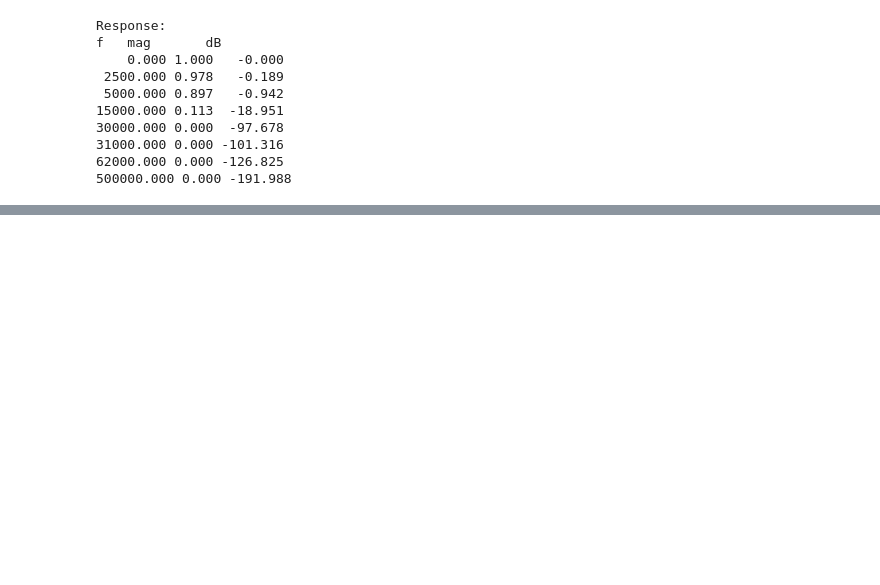
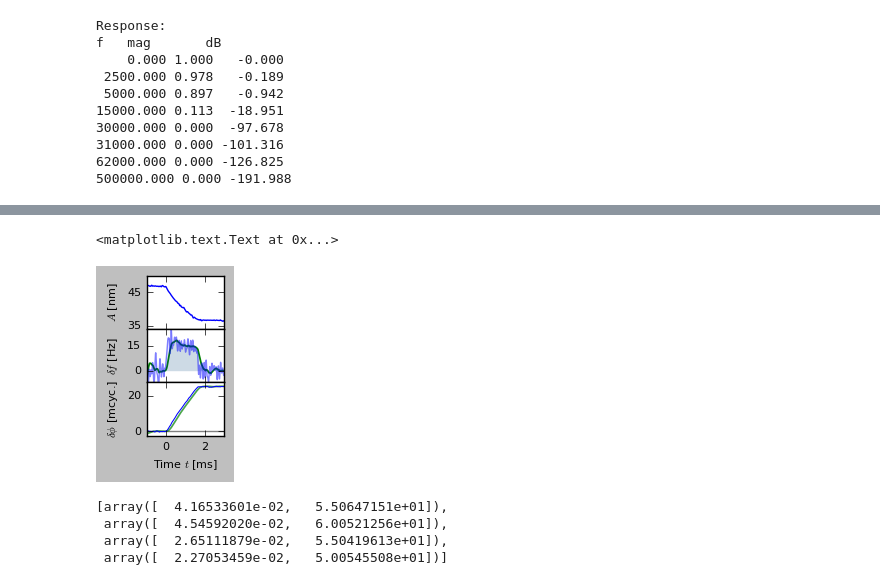
Before and after one commit to ryanpdwyer/1605-phasekick, a Jupyter notebook: figs_scripts/050-subcycle-pk-efm-all.ipynb, the cells around one changed output, grey strips where cells are left out. Cells and saved outputs as stored; diff of their text form; code cells hidden in the pictures; blank space fills up the shorter version.

```diff
--- a/figs_scripts/050-subcycle-pk-efm-all.ipynb
+++ b/figs_scripts/050-subcycle-pk-efm-all.ipynb
@@ -164,0 +219,8 @@ with mpl.rc_context(rcParams):
+# %%
+factor = 2/1.92
+# Apply 4e3, 15e3 filter;
+# Add iir filter of specified bandwidth.
+fmax = 6e3
+lia = gr2lock_both(fh, '0000', 4e3*factor, 15e3*factor, iir=dict(N=2, f3dB=fmax/4.5, t_exclude=1e-3))
+lia1 = gr2lock_both(fh, '0000', 4e3*factor, 15e3*factor, iir=dict(N=2, f3dB=fmax/4.5, t_exclude=1e-3))
+lia4 = gr2lock_both(fh, '0000', 4e3*factor, 15e3*factor, iir=dict(N=2, f3dB=fmax, t_exclude=1e-3))
@@ -164,0 +253,2 @@ with mpl.rc_context(rcParams):
+# %%
+lia = gr2lock_both(fh, '0000', 4e3*factor, 15e3*factor, iir=dict(N=2, f3dB=fmax/4.5, t_exclude=1e-3))
@@ -164,0 +272,62 @@ with mpl.rc_context(rcParams):
+# %%
+mpl.rc('font', size=8)
+
+fig, (ax2, ax3, ax4) = plt.subplots(nrows=3, figsize=(1., 2.))
+fig.subplots_adjust(hspace=0, wspace=0)
+
+lock = locks[48]
+m2 = phasekick.masklh(lock.t, -1e-6, 8e-6)
+m = phasekick.masklh(lock.t, -3e-3, 4.6e-3)
+
+t_many = np.linspace(lock.t[m2][0], lock.t[m2][-1], 3001) * 1e6
+ti = 16/4.0
+
+
+m_fill1 = phasekick.masklh(lia.t, -2e-4, 2e-3)
+m_fill4 = phasekick.masklh(lia4.t, -2e-4, 2e-3)
+i0 = np.argmax(abs(lia.t) <= 0.5e-6) # Index where t = 0
+ax = [ax3, ax4]
+
+ax[0].fill_between(lia4.t[m_fill4]*1e3, lia4.df[m_fill4],
+                   color='b', alpha='0.1', linewidth=0)
+ax[0].fill_between(lia.t[m_fill1]*1e3, lia.df[m_fill1],
+                   color='g', alpha='0.1', linewidth=0)
+ax[0].plot(lia4.t*1e3, lia4.df, 'b', linewidth=1, alpha=0.5)
+ax[0].plot(lia.t*1e3, lia.df, 'g', alpha=1, linewidth=1.25, zorder=0)
+# ax[0].plot(lia1.t*1e3, lia1.df, 'm', linewidth=1.5, zorder=0)
+ax[1].plot(lia4.t*1e3, cumsum_zero(lia4.df, i0)*1e-3, 'b', linewidth=0.75, alpha=1, zorder=2)
+ax[1].plot(lia.t*1e3, cumsum_zero(lia.df, i0)*1e-3, 'g', alpha=0.7, linewidth=1.25, zorder=1)
+# ax[1].plot(lia1.t*1e3, cumsum_zero(lia1.df, i0)*1e-3, 'm', alpha=0.5, linewidth=1.75, zorder=0)
+# ax[1].set_xlabel("Time [ms]")
+ax[0].set_ylabel("$\\delta f$ [Hz]")
+ax[0].set_ylim(-7, 25)
+ax[1].set_ylabel("$\\delta \\phi$ [mcyc.]")
+# ax[1].set_xlim(-0.5, 2.5)
+# ax[0].set_xlim(-0.5, 2.5)
+ax[1].set_ylim(-2.5, 27.5)
+ax[1].set_yticks(np.linspace(0, 20, 2))
+ax[0].set_yticks(np.linspace(0, 15, 2))
+ax[1].axhline(y=0, color='0.5', linewidth=1, zorder=0)
+# ax[0].set_xticklabels([""])
+# ax[1].set_xticklabels(["", 0, "", 1, "", 2, ""])
+
+ax2.plot(lock.t[m]*1e3, lock.A[m], 'b')
+# ax2.set_xlim(-3, 4.6)
+# ax2.set_xticks(np.arange(-2, 5.25, 2))
+ax2.set_yticks(np.arange(35, 46, 10))
+
+# ax2.set_yticks(np.arange(35, 46, 5))
+ax2.set_ylabel("$A$ [nm]")
+ax2.set_xticklabels([''])
+ax3.set_xticklabels([''])
+for ax in [ax2, ax3, ax4]:
+    ax.set_xlim(-1, 3)
+    ax.set_xticks([0, 2])
+
+# ax4.set_xticklabels(['0', '2'])
+ax4.set_xlabel("Time $t$ [ms]")
+#     fig.savefig("/Users/ryandwyer/Dropbox/_JAM_GT__Marohn201610__NSF_DMR__renewal__figs/_rawfigs/Avst.pdf",
+#                 bbox_inches='tight', transparent=True)
+# %% [output]
+<matplotlib.text.Text at 0x...>
+[figure, added]
@@ -230,0 +416,7 @@ f = 1000.0/np.array(tps) # units µs^{-1}
+# %%
+cov_pts
+# %% [output]
+[array([  4.16533601e-02,   5.50647151e+01]),
+ array([  4.54592020e-02,   6.00521256e+01]),
+ array([  2.65111879e-02,   5.50419613e+01]),
+ array([  2.27053459e-02,   5.00545508e+01])]
```
Also changed, not shown: parts of 20 cells of this notebook, 5 other files.
